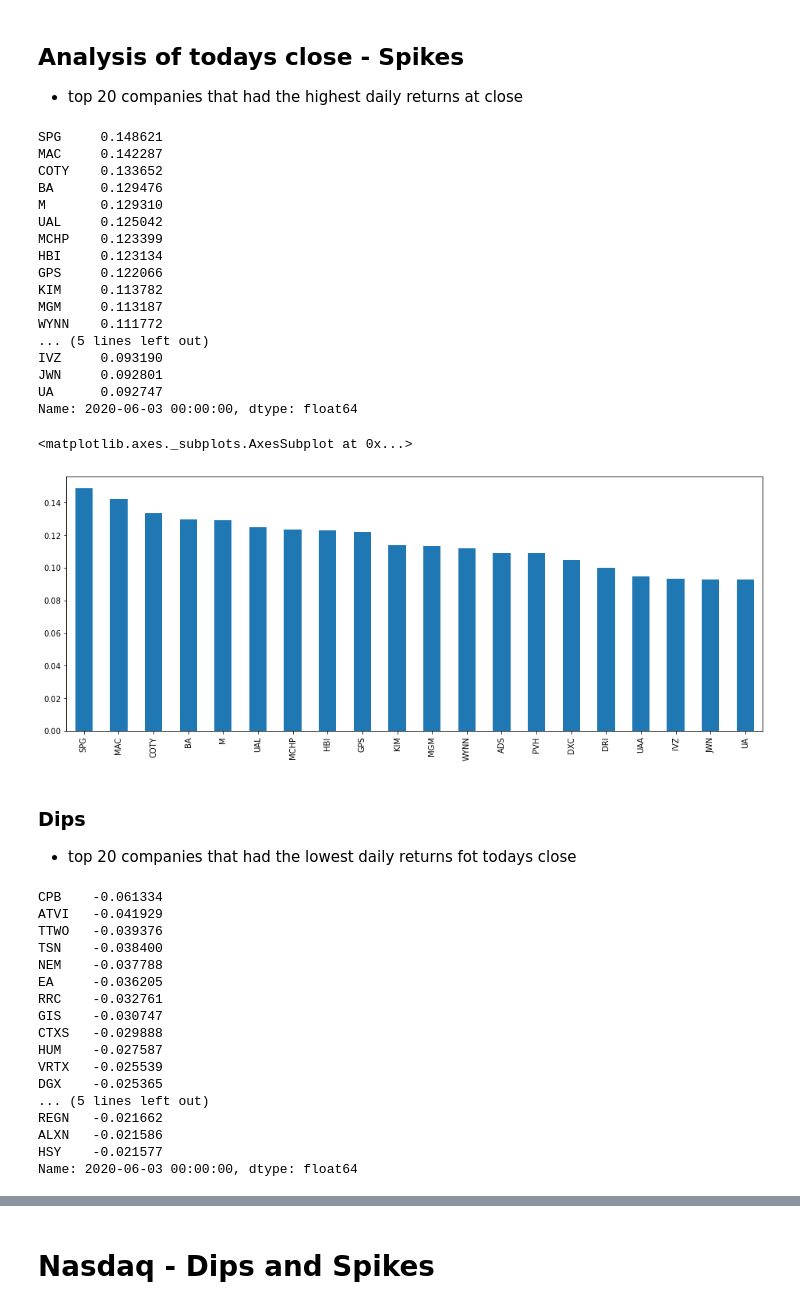
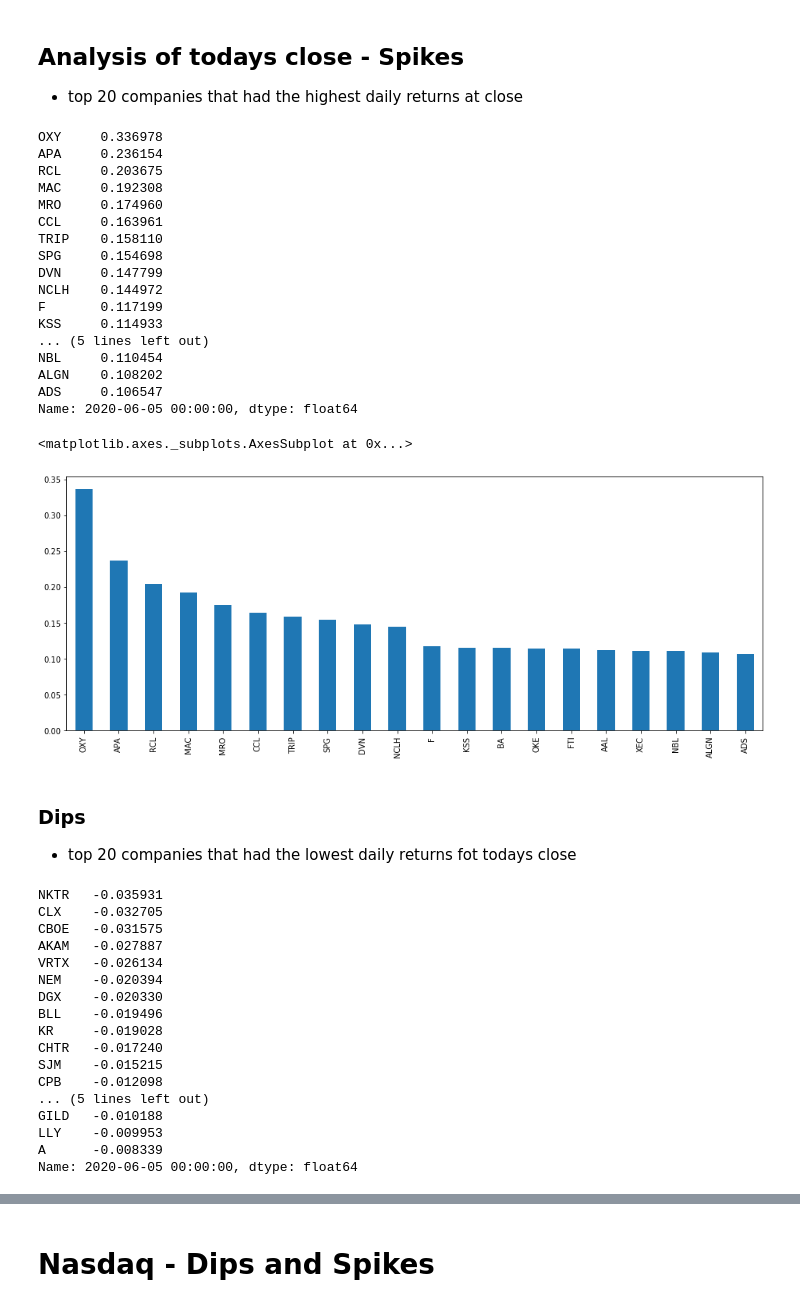
Before and after one commit to Berkat0789/Portfolio, a Jupyter notebook: Finance/S&P Daily Analysis - Returns/S&P and Nasdaq Daily returns analysis.ipynb, the cells around one changed output, grey strips where cells are left out. Cells and saved outputs as stored; diff of their text form; code cells hidden in the pictures.

```diff
--- a/Finance/S&P Daily Analysis - Returns/S&P and Nasdaq Daily returns analysis.ipynb
+++ b/Finance/S&P Daily Analysis - Returns/S&P and Nasdaq Daily returns analysis.ipynb
@@ -84,51 +84,51 @@ for x in passed:
 ## Analysis of todays close - Spikes
 - top 20 companies that had the highest daily returns at close
 # %%
-returns_df.transpose()["2020-06-03"].sort_values(ascending = False).head(20)
+returns_df.transpose()["2020-06-05"].sort_values(ascending = False).head(20)
 # %% [output]
-SPG     0.148621
-MAC     0.142287
-COTY    0.133652
-BA      0.129476
-M       0.129310
-UAL     0.125042
-MCHP    0.123399
-HBI     0.123134
-GPS     0.122066
-KIM     0.113782
-MGM     0.113187
-WYNN    0.111772
+OXY     0.336978
+APA     0.236154
+RCL     0.203675
+MAC     0.192308
+MRO     0.174960
+CCL     0.163961
+TRIP    0.158110
+SPG     0.154698
+DVN     0.147799
+NCLH    0.144972
+F       0.117199
+KSS     0.114933
 ... (5 lines left out)
-IVZ     0.093190
-JWN     0.092801
-UA      0.092747
-Name: 2020-06-03 00:00:00, dtype: float64
+NBL     0.110454
+ALGN    0.108202
+ADS     0.106547
+Name: 2020-06-05 00:00:00, dtype: float64
 # %%
-returns_df.transpose()["2020-06-03"].sort_values(ascending = False).head(20).plot(kind = 'bar', figsize = (16,6))
+returns_df.transpose()["2020-06-05"].sort_values(ascending = False).head(20).plot(kind = 'bar', figsize = (16,6))
 # %% [output]
 <matplotlib.axes._subplots.AxesSubplot at 0x...>
-[figure, old version]
+[figure, new version]
 # %% [markdown]
 ### Dips
 - top 20 companies that had the lowest daily returns fot todays close
 # %%
-returns_df.transpose()["2020-06-03"].sort_values(ascending = True).head(20)
+returns_df.transpose()["2020-06-05"].sort_values(ascending = True).head(20)
 # %% [output]
-CPB    -0.061334
-ATVI   -0.041929
-TTWO   -0.039376
-TSN    -0.038400
-NEM    -0.037788
-EA     -0.036205
-RRC    -0.032761
-GIS    -0.030747
-CTXS   -0.029888
-HUM    -0.027587
-VRTX   -0.025539
-DGX    -0.025365
+NKTR   -0.035931
+CLX    -0.032705
+CBOE   -0.031575
+AKAM   -0.027887
+VRTX   -0.026134
+NEM    -0.020394
+DGX    -0.020330
+BLL    -0.019496
+KR     -0.019028
+CHTR   -0.017240
+SJM    -0.015215
+CPB    -0.012098
 ... (5 lines left out)
-REGN   -0.021662
-ALXN   -0.021586
-HSY    -0.021577
-Name: 2020-06-03 00:00:00, dtype: float64
+GILD   -0.010188
+LLY    -0.009953
+A      -0.008339
+Name: 2020-06-05 00:00:00, dtype: float64
 # %%
```
Also changed, not shown: parts of 7 cells of this notebook, 38 other files.
